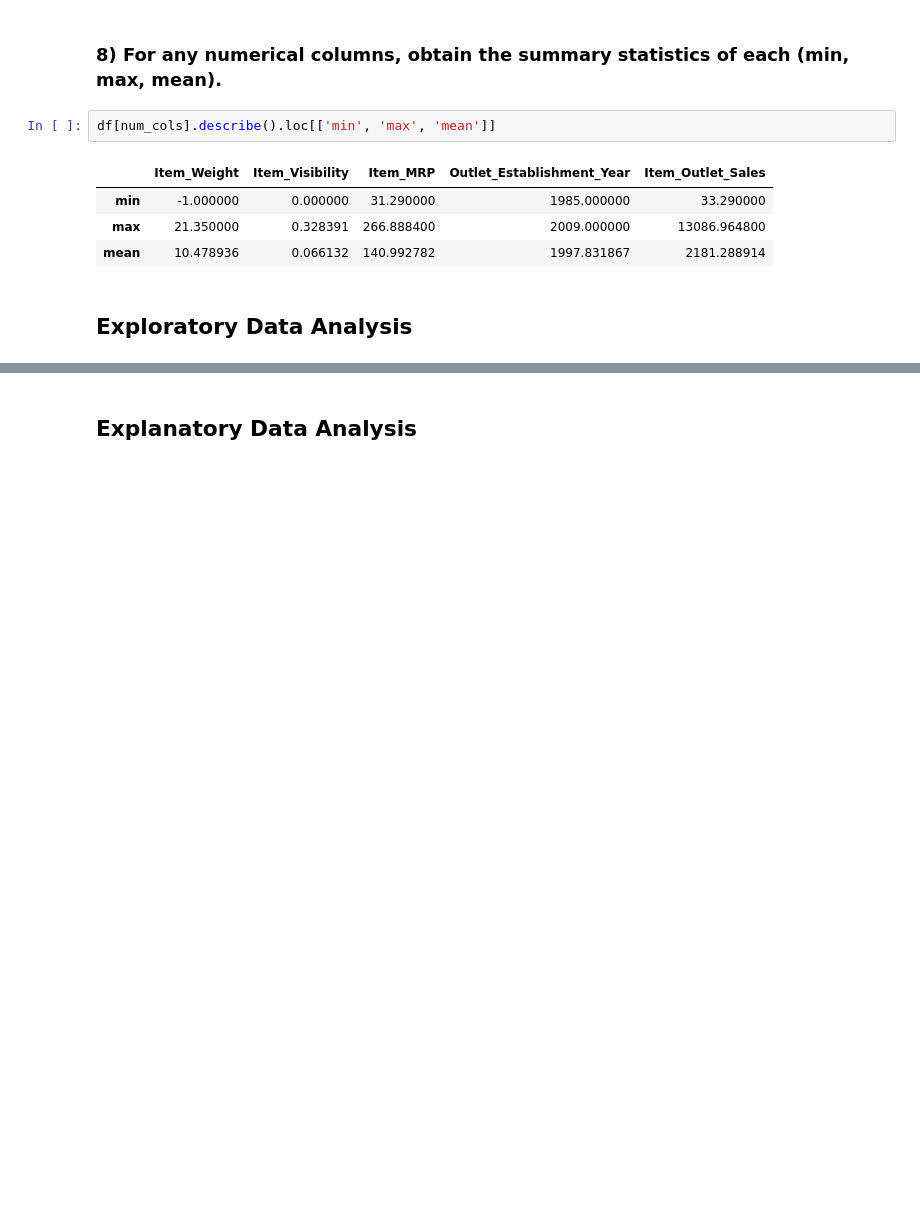
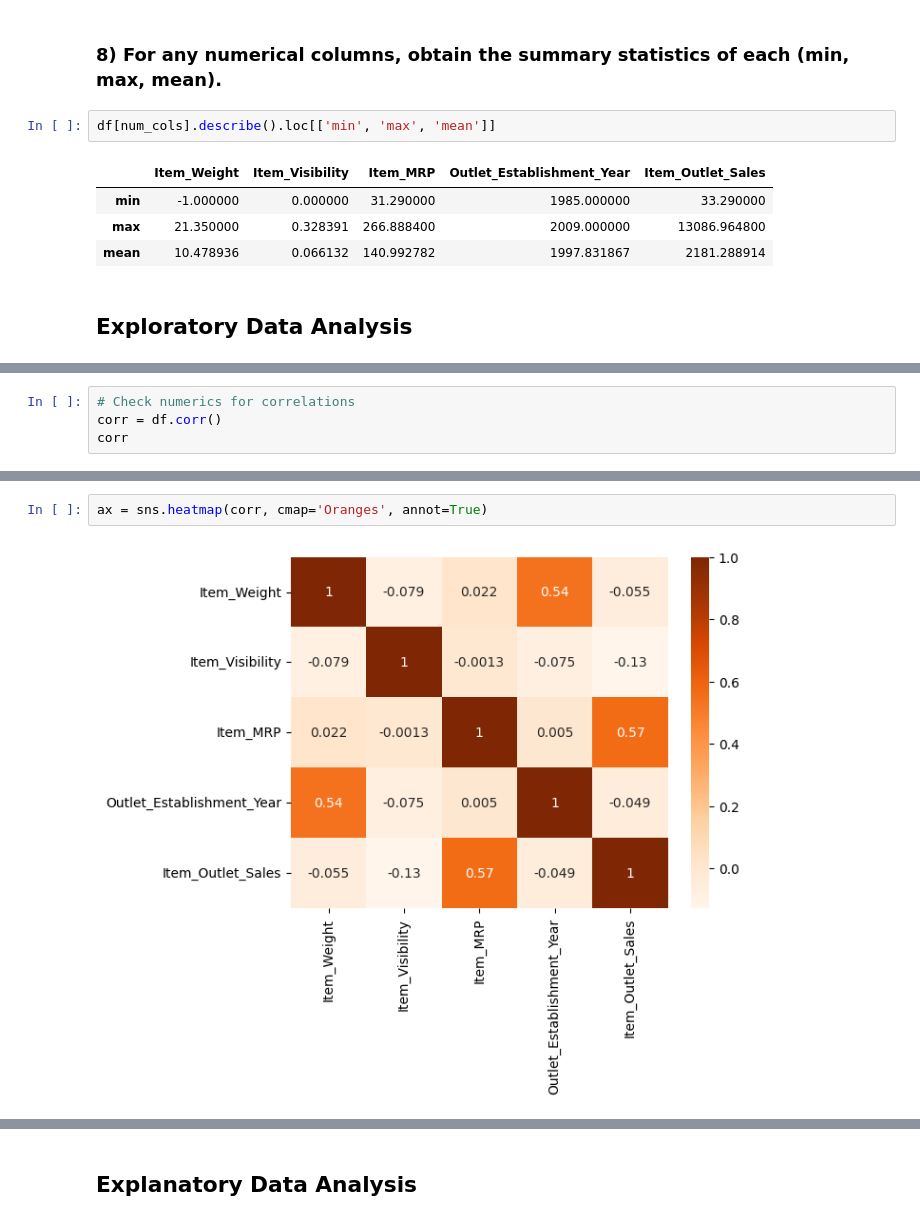
Before and after one commit to hokushrine/prediction-of-product-sales, a Jupyter notebook: Prediction_of_Product_Sales.ipynb, the cells around one changed output, grey strips where cells are left out. Drawn from its saved outputs; the diff is of its cells as text; blank space fills up the shorter version.

Commit message:
Added data visualizations for numerical columns

```diff
--- a/Prediction_of_Product_Sales.ipynb
+++ b/Prediction_of_Product_Sales.ipynb
@@ -278,0 +361,4 @@ df[num_cols].describe().loc[['min', 'max', 'mean']]
+# %%
+# Check numerics for correlations
+corr = df.corr()
+corr
@@ -278,0 +372,4 @@ df[num_cols].describe().loc[['min', 'max', 'mean']]
+# %%
+ax = sns.heatmap(corr, cmap='Oranges', annot=True)
+# %% [output]
+[figure, added]
```
Also changed, not shown: parts of 20 cells of this notebook.
